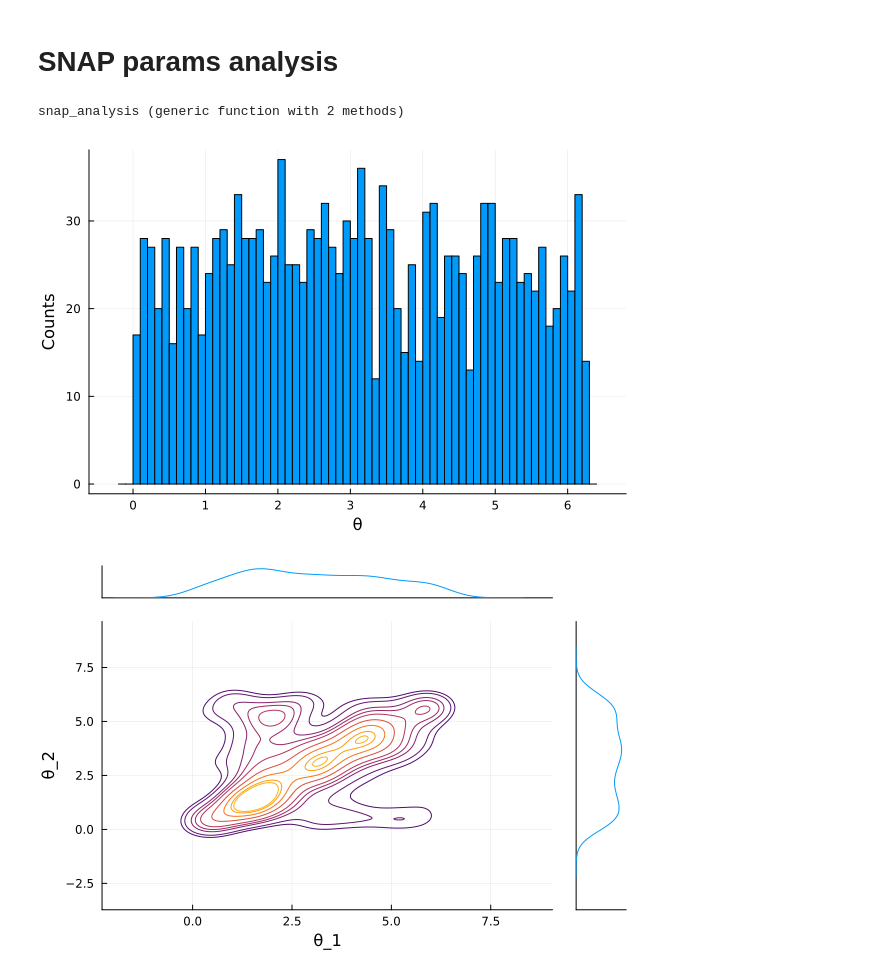
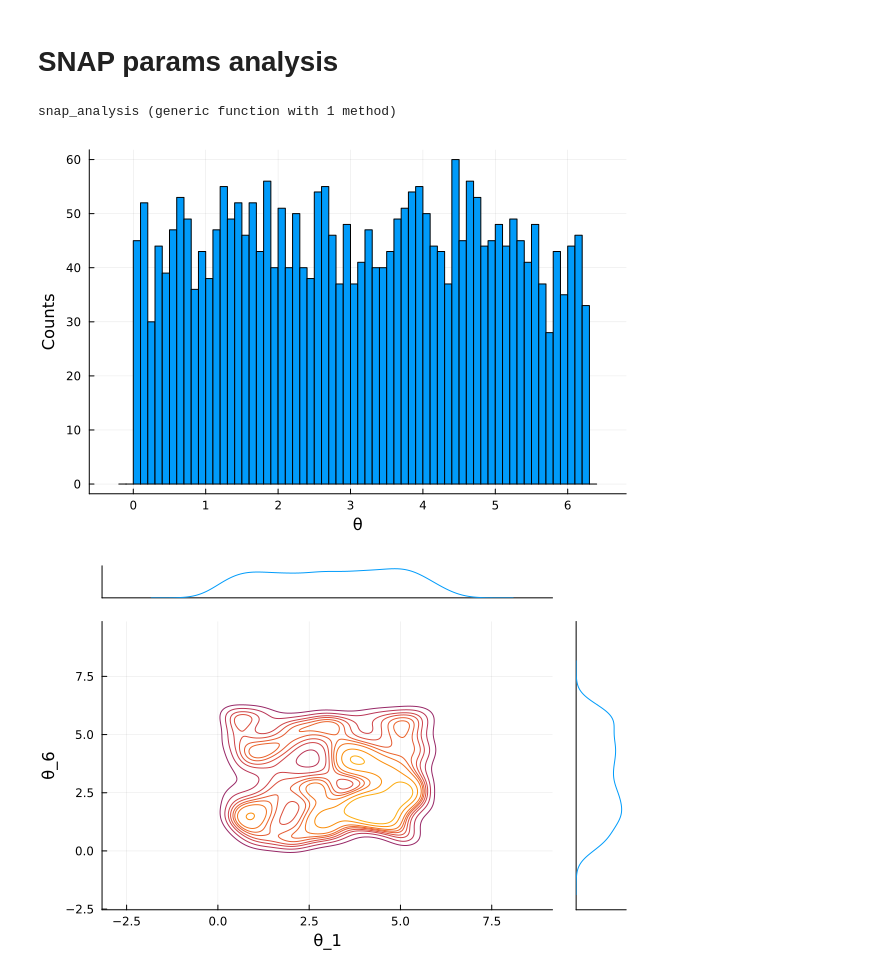
Before and after one commit to AndreaMaestri18/Opt3DQalgs, a Jupyter notebook: BTgates/src/plots_and_analysis/snap_disp_parameters_distribution.ipynb, the cells around one changed output. Drawn from its saved outputs; the diff is of its cells as text; code cells hidden in the pictures.

```diff
--- a/BTgates/src/plots_and_analysis/snap_disp_parameters_distribution.ipynb
+++ b/BTgates/src/plots_and_analysis/snap_disp_parameters_distribution.ipynb
@@ -4,7 +5,7 @@ using BenchmarkTools, Distributions, Random, Measures, Statistics
 # %%
-X_gate = DataFrame(CSV.File("../../data/x_gate34.txt"))
-X_gate_double = DataFrame(CSV.File("../../data/x_gate23_45.txt"))
-RX_gate = DataFrame(CSV.File("../../data/rx_gate.txt"))
+X_gate = DataFrame(CSV.File("../../data/same_params_snap_disp/x_gate34.txt"))
+X_gate_double = DataFrame(CSV.File("../../data/same_params_snap_disp/x_gate23_45.txt"))
+RX_gate = DataFrame(CSV.File("../../data/same_params_snap_disp/rx_gate.txt"))
 # %% [output]
 200×2 DataFrame
 175 rows omitted
@@ -218,19 +262,21 @@ histogram(DISP_params(5,X_NEW), bins=-1.5:0.1:1.5, ylabel="Counts", xlabel="α",
 # %%
 function snap_analysis(N,dataframe, dimension, marginal, key1, key2)
     snap_params = []
+    L = length(dataframe.coefficients[1])
     for i in N+1:1:length(dataframe.coefficients[1])
         snap_params = [snap_params...,hcat(dataframe.coefficients...)[i, :]]
     end
 
-    snap_params = [ if param > 0 param%(2*pi) else 2*pi + (param%(2*pi)) end for param in vcat(snap_params...)]
-
-    plt = histogram(snap_params, bins=-0.2:0.1:2*pi+0.2, ylabel= "Counts", xlabel="θ", label="")
+    snap_params_2 = [ if param > 0 param%(2*pi) else 2*pi + (param%(2*pi)) end for param in vcat(snap_params...)]
+    snap_params_3 = [ if param > 0 param%(2*pi) else 2*pi + (param%(2*pi)) end for param in vcat(snap_params...)]
+    plt = histogram(snap_params_2, bins=-0.2:0.1:2*pi+0.2, ylabel= "Counts", xlabel="θ", label="")
+    #savefig("param_dist_snap.pdf")
     display(plt)
 
     N = 5
     snap_params = []
     for i in N+1:1:L
-        push!(snap_params, hcat(dataframe.coefficients...)[i, :])
+        push!(snap_params, [if param > 0 param%(2*pi) else 2*pi + (param%(2*pi)) end for param in hcat(dataframe.coefficients...)[i, :]])
     end
 
     snap_dict = Dict()
@@ -247,13 +293,15 @@ function snap_analysis(N,dataframe, dimension, marginal, key1, key2)
         plt = marginalkde(snap_dict["$(key1)"],snap_dict["$(key2)"], xlim=(-pi,pi),ylim=(-pi,pi), xlabel="θ_$(key1)", ylabel="θ_$(key2)")
         display(plt)
     end
-    histogram(snap_dict["$(key1)"], bins=-0.2:0.1:2*pi+0.2, xlabel="θ_$(key1)", ylabel="Counts", label="")
-    histogram!(snap_dict["$(key2)"], bins=-0.2:0.1:2*pi+0.2, xlabel="θ_$(key2)", ylabel="Counts", label="")
+    histogram(snap_dict["$(key1)"], bins=-0.2:0.1:2*pi+0.2, xlabel="θ", label="θ_$(key1)", ylabel="Counts")
+    histogram!(snap_dict["$(key2)"], bins=-0.2:0.1:2*pi+0.2, label="θ_$(key2)", ylabel="Counts")
+
+    return snap_params
 end
 # %% [output]
-snap_analysis (generic function with 2 methods)
+snap_analysis (generic function with 1 method)
 # %%
-snap_analysis(5,X_NEW, 6, true, "1", "2")
+snap = snap_analysis(5,RX_NEW, 6, true, "1", "6")
 # %% [output]
-[figure, old version]
+[figure, new version]
-[figure, old version]
+[figure, new version]
```
Also changed, not shown: parts of 22 cells of this notebook, 8 other files.
